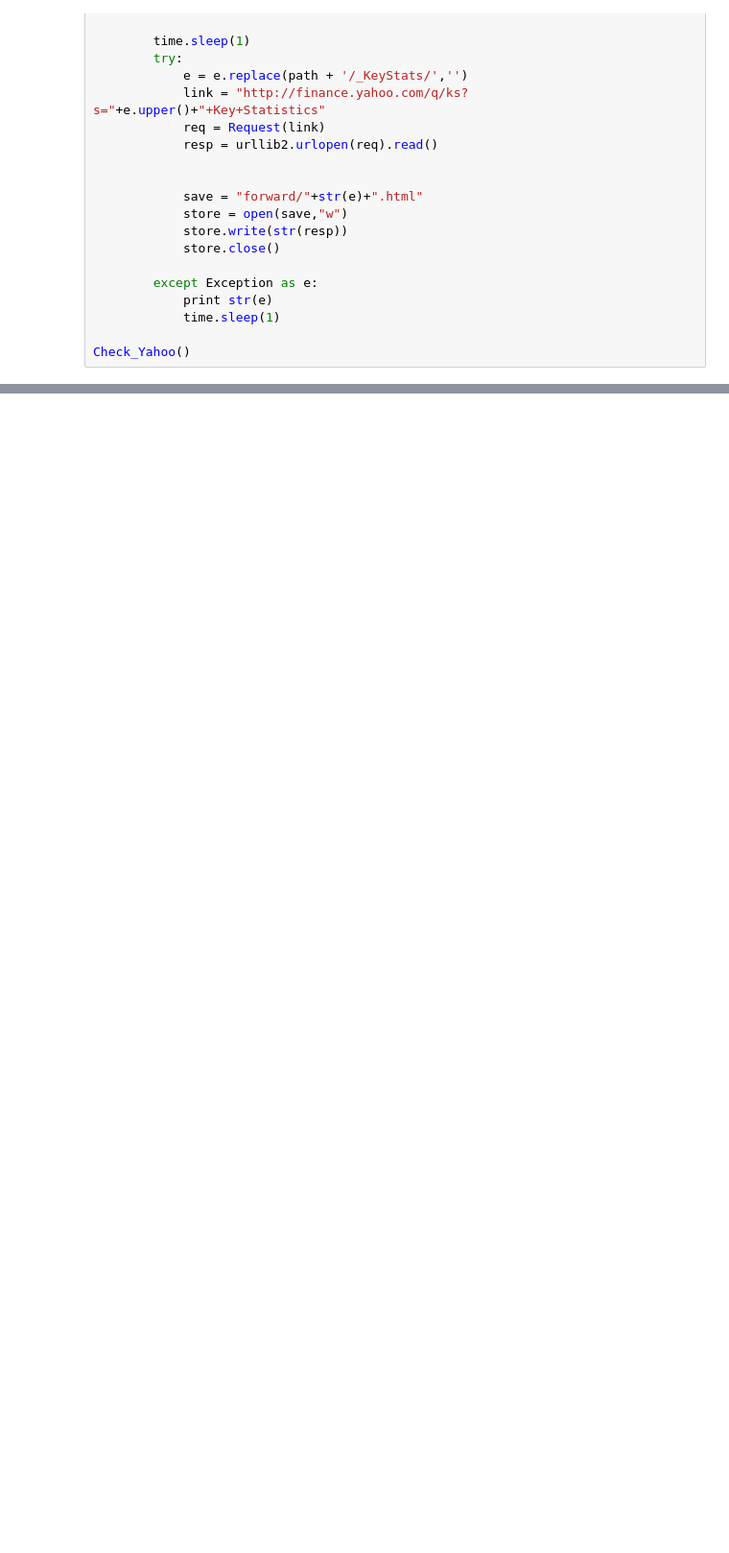
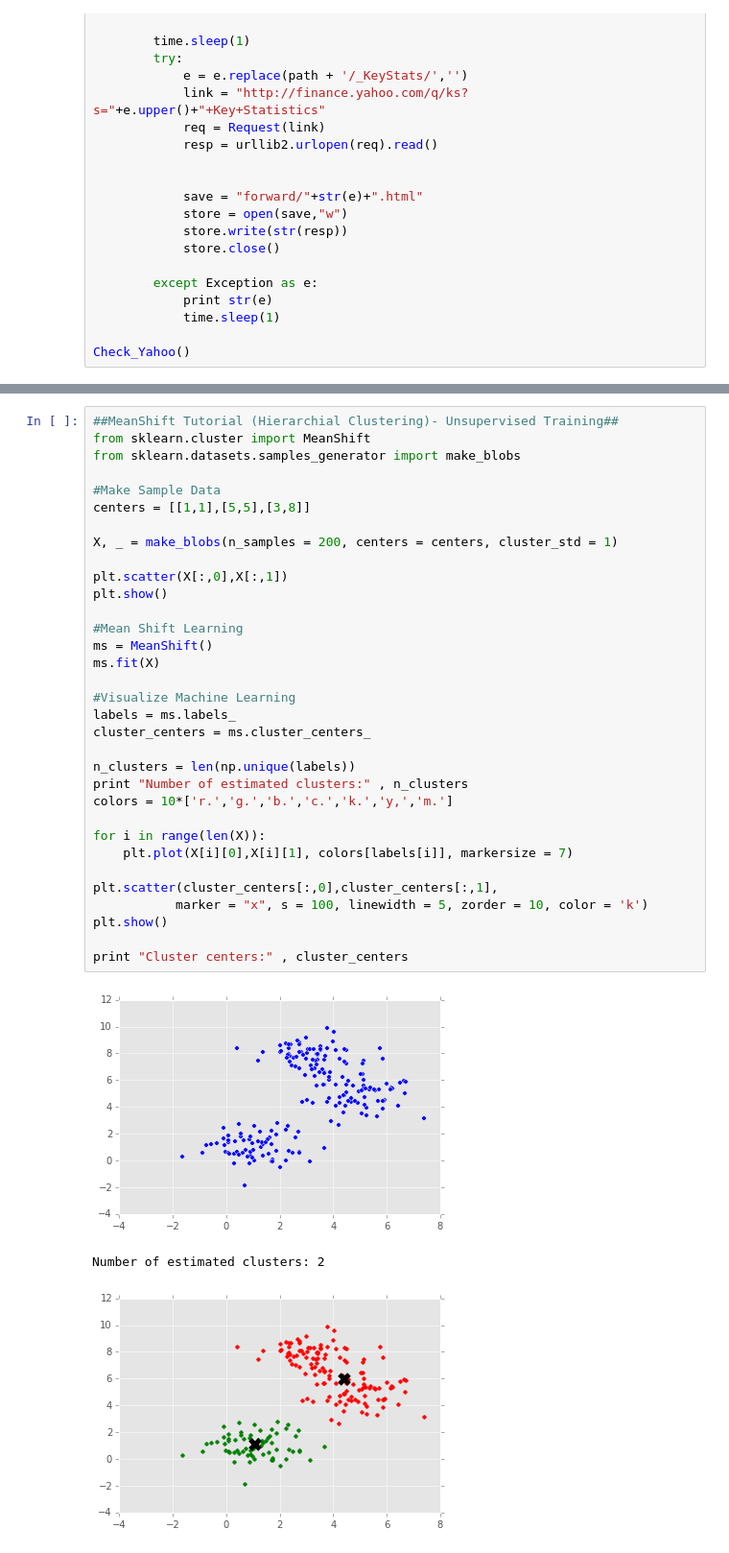
Before and after one commit to voshawn/52weeks, a Jupyter notebook: 8-stockprediction/8 - Stock Prediction.ipynb, the cells around one changed output, grey strips where cells are left out. Shown at 96% size. Saved outputs shown, nothing was run; the diff lists cells and outputs as text; blank space fills up the shorter version.

```diff
--- a/8-stockprediction/8 - Stock Prediction.ipynb
+++ b/8-stockprediction/8 - Stock Prediction.ipynb
@@ -834,0 +815,37 @@ plt.show()
+# %%
+##MeanShift Tutorial (Hierarchial Clustering)- Unsupervised Training##
+from sklearn.cluster import MeanShift
+from sklearn.datasets.samples_generator import make_blobs
+
+#Make Sample Data
+centers = [[1,1],[5,5],[3,8]]
+
+X, _ = make_blobs(n_samples = 200, centers = centers, cluster_std = 1)
+
+plt.scatter(X[:,0],X[:,1])
+plt.show()
+
+#Mean Shift Learning
+ms = MeanShift()
+ms.fit(X)
+
+#Visualize Machine Learning
+labels = ms.labels_
+cluster_centers = ms.cluster_centers_
+
+n_clusters = len(np.unique(labels))
+print "Number of estimated clusters:" , n_clusters
+colors = 10*['r.','g.','b.','c.','k.','y,','m.']
+
+for i in range(len(X)):
+    plt.plot(X[i][0],X[i][1], colors[labels[i]], markersize = 7)
+
+plt.scatter(cluster_centers[:,0],cluster_centers[:,1],
+           marker = "x", s = 100, linewidth = 5, zorder = 10, color = 'k')
+plt.show()
+
+print "Cluster centers:" , cluster_centers
+# %% [output]
+[figure, added]
+Number of estimated clusters: 2
+[figure, added]
```
Also changed, not shown: parts of 8 cells of this notebook, 5 other files.
